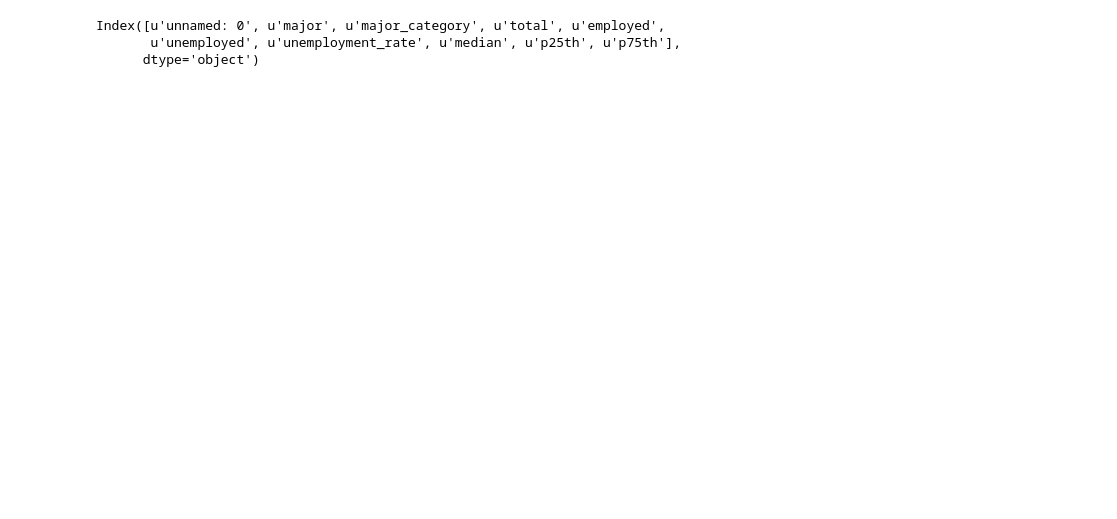
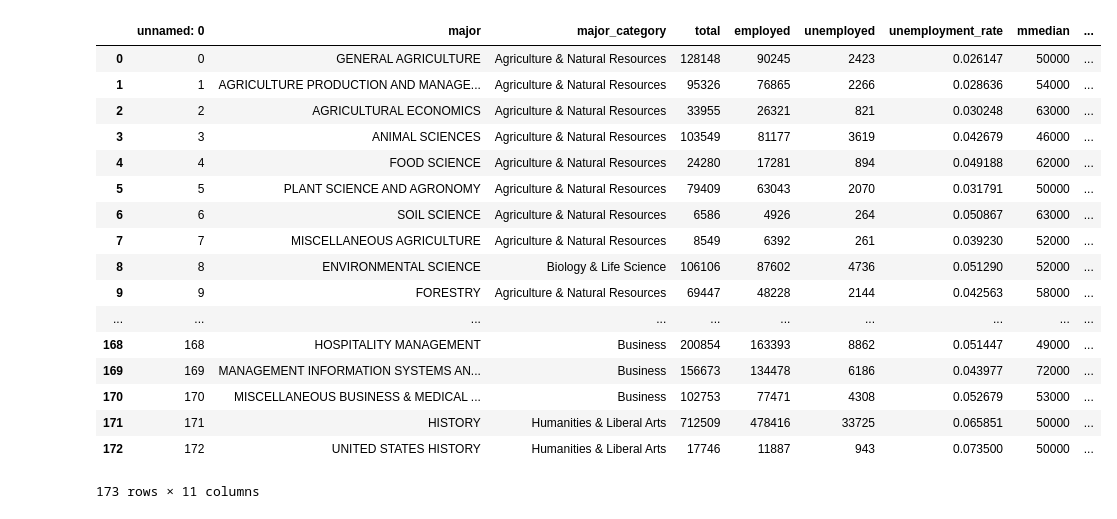
Before and after one commit to SleepyGinger/SF_DAT_17_WORK, a Jupyter notebook: hw/hw1_notes.ipynb, the cells around one changed output. Drawn from its saved outputs; the diff is of its cells as text; code cells hidden in the pictures; blank space fills up the shorter version.

```diff
--- a/hw/hw1_notes.ipynb
+++ b/hw/hw1_notes.ipynb
@@ -87,9 +87,3 @@ majors.head()
 
 # 12. Create a "sample_unemployment_rate" colun
 # this column should be 1 - "sample_employment_rate"
-# %%
-import pandas as pd
-# set this if you need to
-
-majors = pd.read_csv('/Users/DanSalazar/Documents/Python/Classes/GA/Data_Science/SF_DAT_17_WORK/SF_DAT_17_WORK/college-majors.csv')
-majors.head()
@@ -103,6 +99,25 @@ majors.head()
+# %%
+majors['sample_employment_rate']=1
+# %%
+majors['sample_employment_rate']=majors.employed/majors.total
 # %%
-majors.columns
+majors
 # %% [output]
+|  | unnamed: 0 | major | major_category | total | employed | unemployed | unemployment_rate | mmedian | ... |
+| 0 | 0 | GENERAL AGRICULTURE | Agriculture & Natural Resources | 128148 | 90245 | 2423 | 0.026147 | 50000 | ... |
+| 1 | 1 | AGRICULTURE PRODUCTION AND MANAGE... | Agriculture & Natural Resources | 95326 | 76865 | 2266 | 0.028636 | 54000 | ... |
+| 2 | 2 | AGRICULTURAL ECONOMICS | Agriculture & Natural Resources | 33955 | 26321 | 821 | 0.030248 | 63000 | ... |
+| 3 | 3 | ANIMAL SCIENCES | Agriculture & Natural Resources | 103549 | 81177 | 3619 | 0.042679 | 46000 | ... |
+| 4 | 4 | FOOD SCIENCE | Agriculture & Natural Resources | 24280 | 17281 | 894 | 0.049188 | 62000 | ... |
+| 5 | 5 | PLANT SCIENCE AND AGRONOMY | Agriculture & Natural Resources | 79409 | 63043 | 2070 | 0.031791 | 50000 | ... |
+| 6 | 6 | SOIL SCIENCE | Agriculture & Natural Resources | 6586 | 4926 | 264 | 0.050867 | 63000 | ... |
+| 7 | 7 | MISCELLANEOUS AGRICULTURE | Agriculture & Natural Resources | 8549 | 6392 | 261 | 0.039230 | 52000 | ... |
+| 8 | 8 | ENVIRONMENTAL SCIENCE | Biology & Life Science | 106106 | 87602 | 4736 | 0.051290 | 52000 | ... |
+| 9 | 9 | FORESTRY | Agriculture & Natural Resources | 69447 | 48228 | 2144 | 0.042563 | 58000 | ... |
+| ... | ... | ... | ... | ... | ... | ... | ... | ... | ... |
+| 168 | 168 | HOSPITALITY MANAGEMENT | Business | 200854 | 163393 | 8862 | 0.051447 | 49000 | ... |
+| 169 | 169 | MANAGEMENT INFORMATION SYSTEMS AN... | Business | 156673 | 134478 | 6186 | 0.043977 | 72000 | ... |
+| 170 | 170 | MISCELLANEOUS BUSINESS & MEDICAL ... | Business | 102753 | 77471 | 4308 | 0.052679 | 53000 | ... |
+| 171 | 171 | HISTORY | Humanities & Liberal Arts | 712509 | 478416 | 33725 | 0.065851 | 50000 | ... |
+| 172 | 172 | UNITED STATES HISTORY | Humanities & Liberal Arts | 17746 | 11887 | 943 | 0.073500 | 50000 | ... |
-Index([u'unnamed: 0', u'major', u'major_category', u'total', u'employed',
-       u'unemployed', u'unemployment_rate', u'median', u'p25th', u'p75th'],
-      dtype='object')
+173 rows × 11 columns
```
Also changed, not shown: parts of 2 cells of this notebook, 1 other file.
